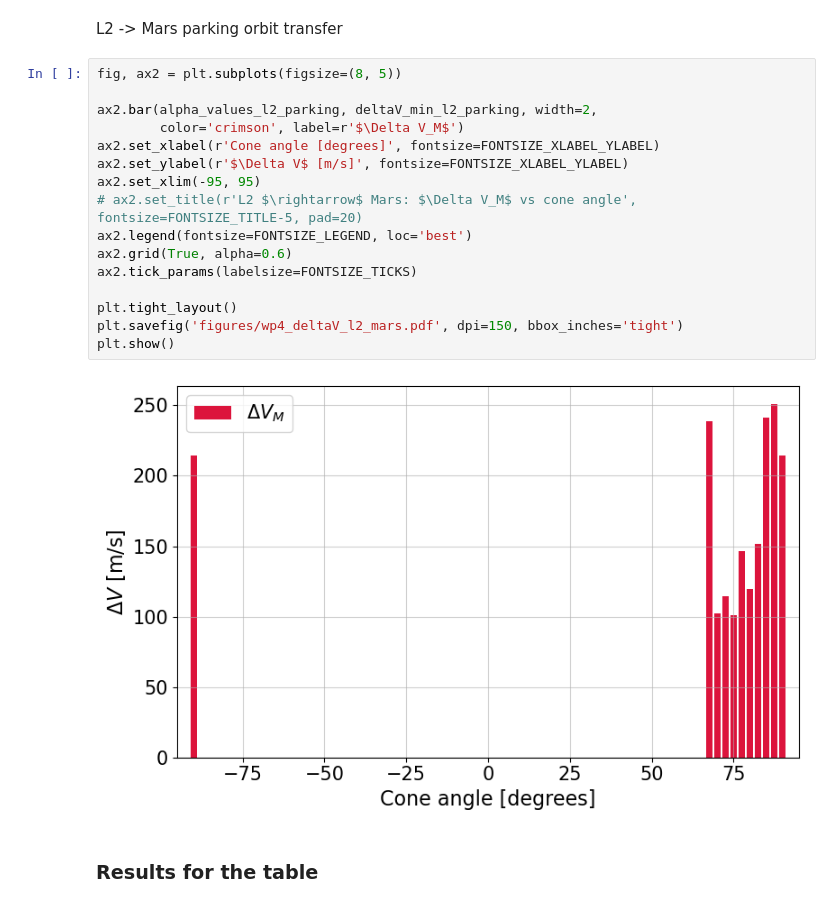
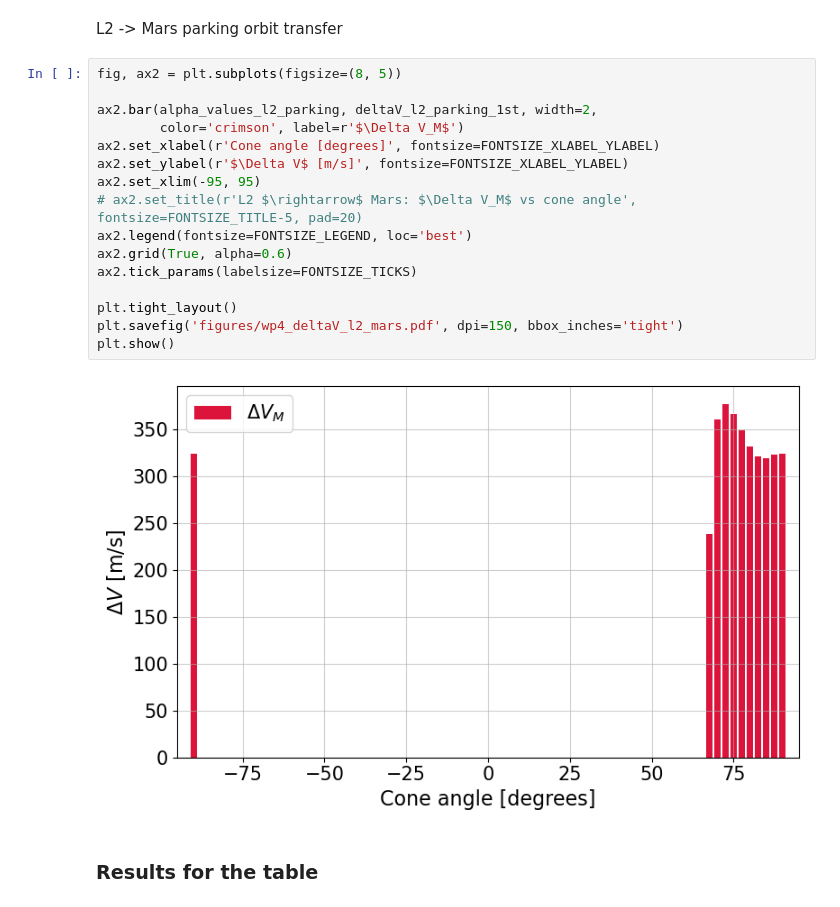
Before and after one commit to ismaelgallolopez/MIMOSA-special-topics-astrodynamics, a Jupyter notebook: code/wps/wp4.ipynb, the cells around one changed output. Drawn from its saved outputs; the diff is of its cells as text.

```diff
--- a/code/wps/wp4.ipynb
+++ b/code/wps/wp4.ipynb
@@ -566,21 +566,21 @@ L2 -> Mars parking orbit transfer
 # %%
 fig, ax2 = plt.subplots(figsize=(8, 5))
 
-ax2.bar(alpha_values_l2_parking, deltaV_min_l2_parking, width=2,
+ax2.bar(alpha_values_l2_parking, deltaV_l2_parking_1st, width=2,
         color='crimson', label=r'$\Delta V_M$')
 ax2.set_xlabel(r'Cone angle [degrees]', fontsize=FONTSIZE_XLABEL_YLABEL)
 ax2.set_ylabel(r'$\Delta V$ [m/s]', fontsize=FONTSIZE_XLABEL_YLABEL)
 ax2.set_xlim(-95, 95)
 # ax2.set_title(r'L2 $\rightarrow$ Mars: $\Delta V_M$ vs cone angle', fontsize=FONTSIZE_TITLE-5, pad=20)
 ax2.legend(fontsize=FONTSIZE_LEGEND, loc='best')
 ax2.grid(True, alpha=0.6)
 ax2.tick_params(labelsize=FONTSIZE_TICKS)
 
 plt.tight_layout()
 plt.savefig('figures/wp4_deltaV_l2_mars.pdf', dpi=150, bbox_inches='tight')
 plt.show()
 # %% [output]
-[figure, old version]
+[figure, new version]
 # %% [markdown]
 ### Results for the table
 # %%
```
Also changed, not shown: parts of 6 cells of this notebook, 8 other files.
